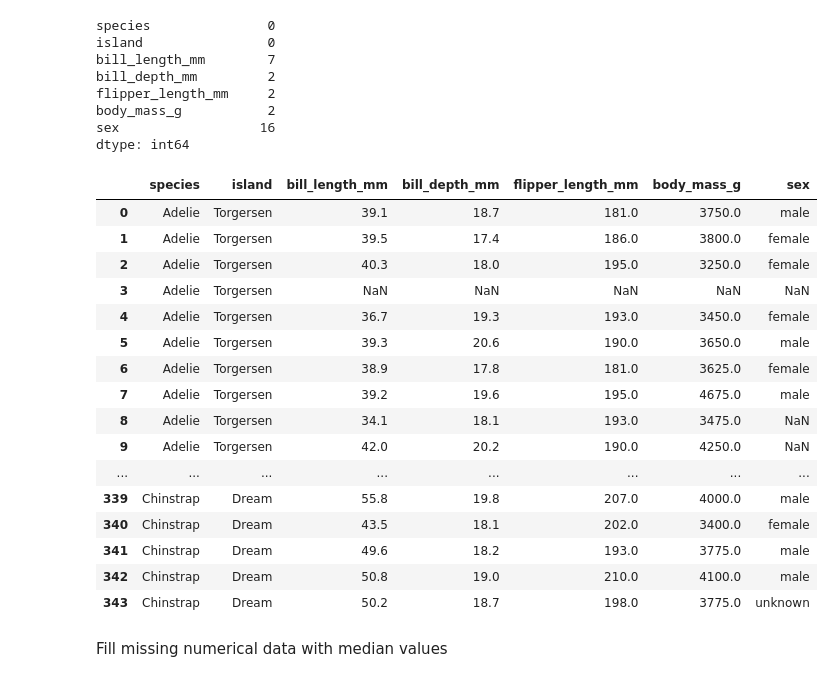
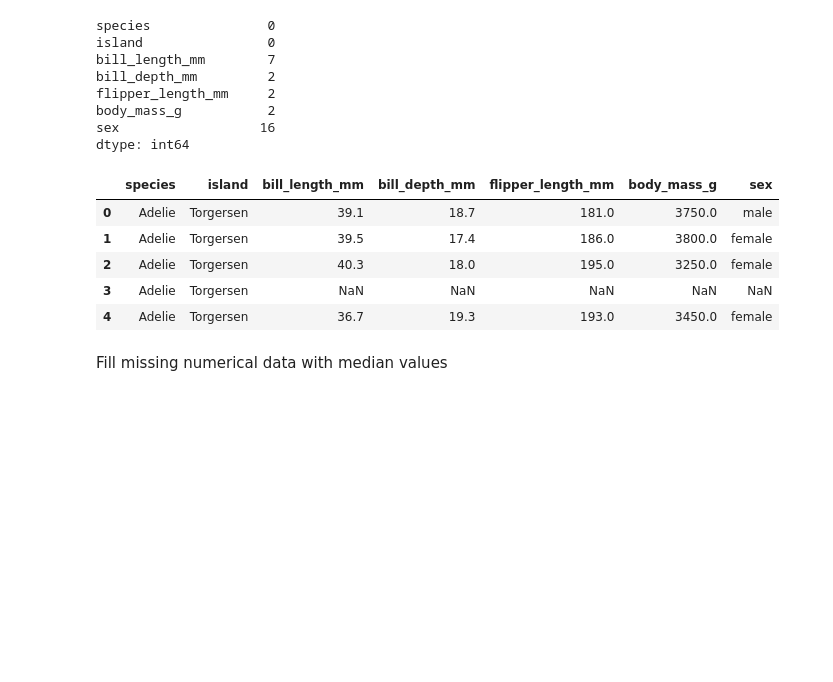
Before and after one commit to akhilgarlapati/randomwalk-ds-assessment-level2, a Jupyter notebook: result/RandomWalkAssignment.ipynb, the cells around one changed output. Cells and saved outputs as stored; diff of their text form; code cells hidden in the pictures; blank space fills up the shorter version.

```diff
--- a/result/RandomWalkAssignment.ipynb
+++ b/result/RandomWalkAssignment.ipynb
@@ -69,25 +58,14 @@ sex                  16
 dtype: int64
 # %%
 completely_missing_columns = df.columns[df.isnull().all()]
-df
+df.head()
 # %% [output]
 |  | species | island | bill_length_mm | bill_depth_mm | flipper_length_mm | body_mass_g | sex |
 | 0 | Adelie | Torgersen | 39.1 | 18.7 | 181.0 | 3750.0 | male |
 | 1 | Adelie | Torgersen | 39.5 | 17.4 | 186.0 | 3800.0 | female |
 | 2 | Adelie | Torgersen | 40.3 | 18.0 | 195.0 | 3250.0 | female |
 | 3 | Adelie | Torgersen | NaN | NaN | NaN | NaN | NaN |
 | 4 | Adelie | Torgersen | 36.7 | 19.3 | 193.0 | 3450.0 | female |
-| 5 | Adelie | Torgersen | 39.3 | 20.6 | 190.0 | 3650.0 | male |
-| 6 | Adelie | Torgersen | 38.9 | 17.8 | 181.0 | 3625.0 | female |
-| 7 | Adelie | Torgersen | 39.2 | 19.6 | 195.0 | 4675.0 | male |
-| 8 | Adelie | Torgersen | 34.1 | 18.1 | 193.0 | 3475.0 | NaN |
-| 9 | Adelie | Torgersen | 42.0 | 20.2 | 190.0 | 4250.0 | NaN |
-| ... | ... | ... | ... | ... | ... | ... | ... |
-| 339 | Chinstrap | Dream | 55.8 | 19.8 | 207.0 | 4000.0 | male |
-| 340 | Chinstrap | Dream | 43.5 | 18.1 | 202.0 | 3400.0 | female |
-| 341 | Chinstrap | Dream | 49.6 | 18.2 | 193.0 | 3775.0 | male |
-| 342 | Chinstrap | Dream | 50.8 | 19.0 | 210.0 | 4100.0 | male |
-| 343 | Chinstrap | Dream | 50.2 | 18.7 | 198.0 | 3775.0 | unknown |
 # %% [markdown]
 Fill missing numerical data with median values
 # %%
```
Also changed, not shown: parts of 4 cells of this notebook.
